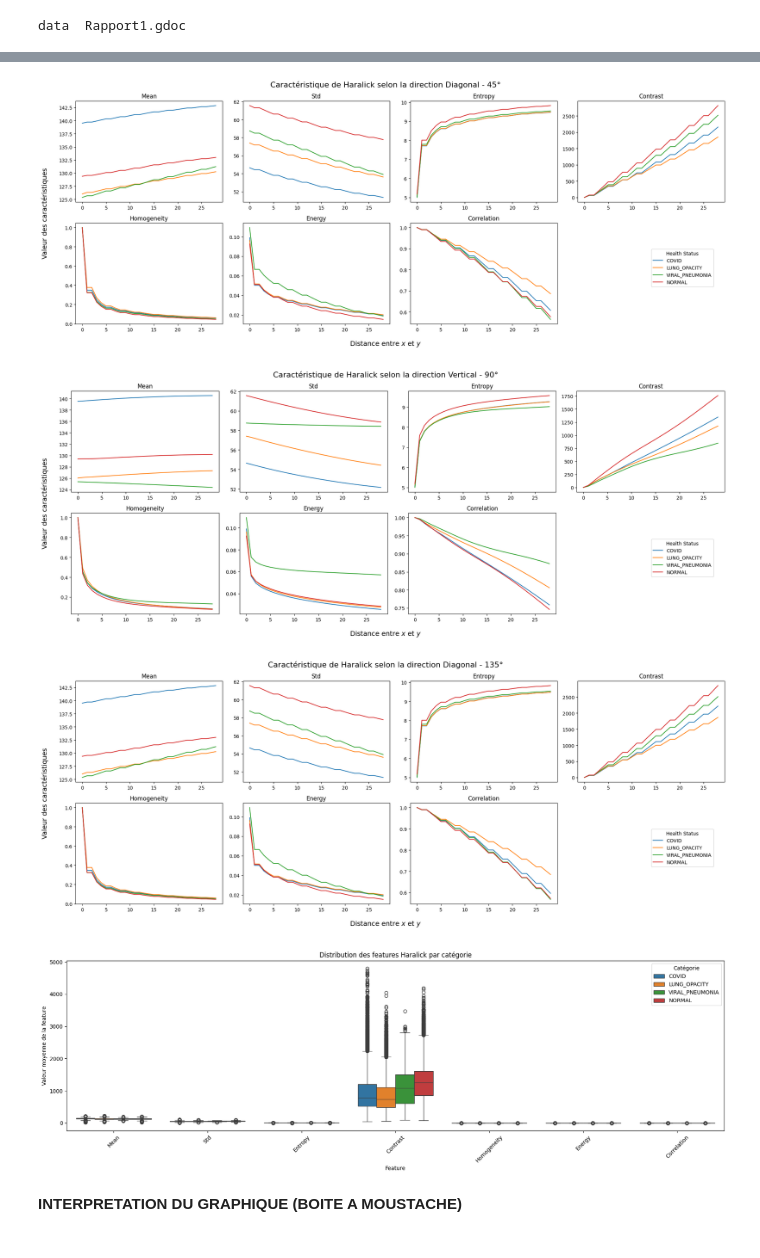
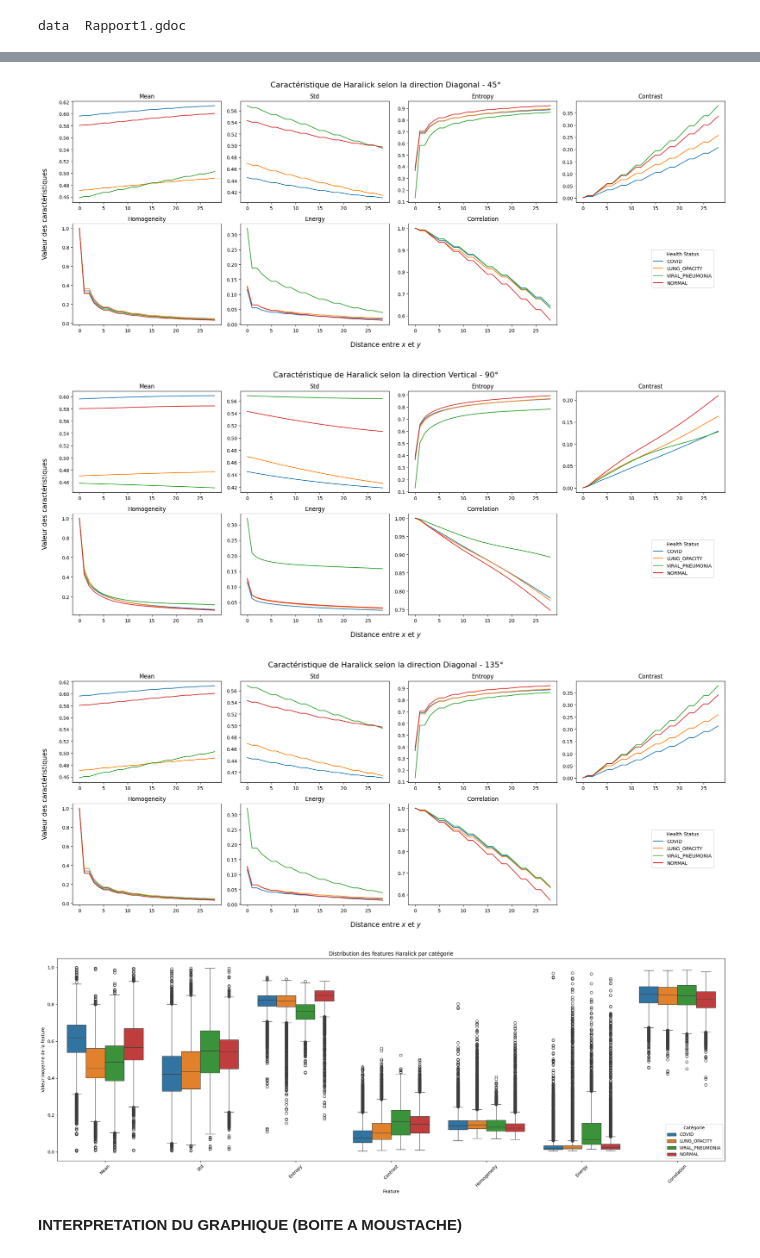
Before and after one commit to CedrickArmel/sep25_alt1_mle_ds_covid1, a Jupyter notebook: notebooks/1_0_eda_radiography.ipynb, the cells around one changed output, grey strips where cells are left out. Saved outputs shown, nothing was run; the diff lists cells and outputs as text; code cells hidden in the pictures.

Commit message:
Modifs apportées (redimensionnement des images, normalisation min-max des features

```diff
--- a/notebooks/1_0_eda_radiography.ipynb
+++ b/notebooks/1_0_eda_radiography.ipynb
@@ -335 +371,11 @@ Ci-dessous nous important directement les données précalculées (voir `Markdow
+# %%
+# Normalisation des données en utilisant la méthode min-max (valeurs entre 0 et 1)
+haralick_features_norm = defaultdict(lambda: defaultdict(lambda: np.empty((DMAX, 0))))
+
+for ft in HARALICK_FEATURES:
+    for rep in haralick_features[ft].keys():
+        data = haralick_features[ft][rep]
+        data_flat = data.flatten()
+        data_norm = (data_flat - np.min(data_flat)) / (np.max(data_flat) - np.min(data_flat) + 1e-8)
+        haralick_features_norm[ft][rep] = data_norm.reshape(data.shape)
 # %%
@@ -373,31 +386,0 @@ def display_haralick(d: str, directions: dict[str, int], haralick_features: dict
-# %%
-# Fonction pour représenter toutes les features Haralick ensemble
-def boxplot_all_haralick(haralick_features: dict):
-    features = list(haralick_features.keys())
-    categories = list(
-        next(iter(haralick_features.values())).keys()
-    )  # prend les keys d'une feature
-    n_features = len(features)
-
-    # Préparer les données au format "long" pour seaborn
-    data_list = []
-    for ft in features:
-        for rep in categories:
-            values = np.mean(haralick_features[ft][rep], axis=0)
-            for v in values:
-                data_list.append(
-                    {"Feature": ft.capitalize(), "Category": rep.upper(), "Value": v}
-                )
-
-    df_plot = pd.DataFrame(data_list)
-
-    # Création du boxplot
-    plt.figure(figsize=(18, 6))
-    sns.boxplot(x="Feature", y="Value", hue="Category", data=df_plot)
-    plt.title("Distribution des features Haralick par catégorie")
-    plt.ylabel("Valeur moyenne de la feature")
-    plt.xlabel("Feature")
-    plt.xticks(rotation=45)
-    plt.legend(title="Catégorie")
-    plt.tight_layout()
-    plt.show()
@@ -464,26 +396,29 @@ display_haralick(
 # %%
+# Appel fonction
 display_haralick(
-    d="diagonal1", directions=DIRECTIONS, haralick_features=haralick_features, ncols=4
+    d="diagonal1", directions=DIRECTIONS, haralick_features=haralick_features_norm, ncols=4
 )
 # %% [output]
-[figure, old version]
+[figure, new version]
 # %%
+# Appel fonction
 display_haralick(
-    d="vertical", directions=DIRECTIONS, haralick_features=haralick_features, ncols=4
+    d="vertical", directions=DIRECTIONS, haralick_features=haralick_features_norm, ncols=4
 )
 # %% [output]
-[figure, old version]
+[figure, new version]
 # %%
+# Appel fonction
 display_haralick(
-    d="diagonal2", directions=DIRECTIONS, haralick_features=haralick_features, ncols=4
+    d="diagonal2", directions=DIRECTIONS, haralick_features=haralick_features_norm, ncols=4
 )
 # %% [output]
-[figure, old version]
+[figure, new version]
 # %%
 # Appel de la fonction
-boxplot_all_haralick(haralick_features)
+boxplot_all_haralick(haralick_features_norm)
 # %% [output]
-[figure, old version]
+[figure, new version]
 # %% [markdown]
 **INTERPRETATION DU GRAPHIQUE (BOITE A MOUSTACHE)**
 # %% [markdown]
```
Also changed, not shown: parts of 45 cells of this notebook.
